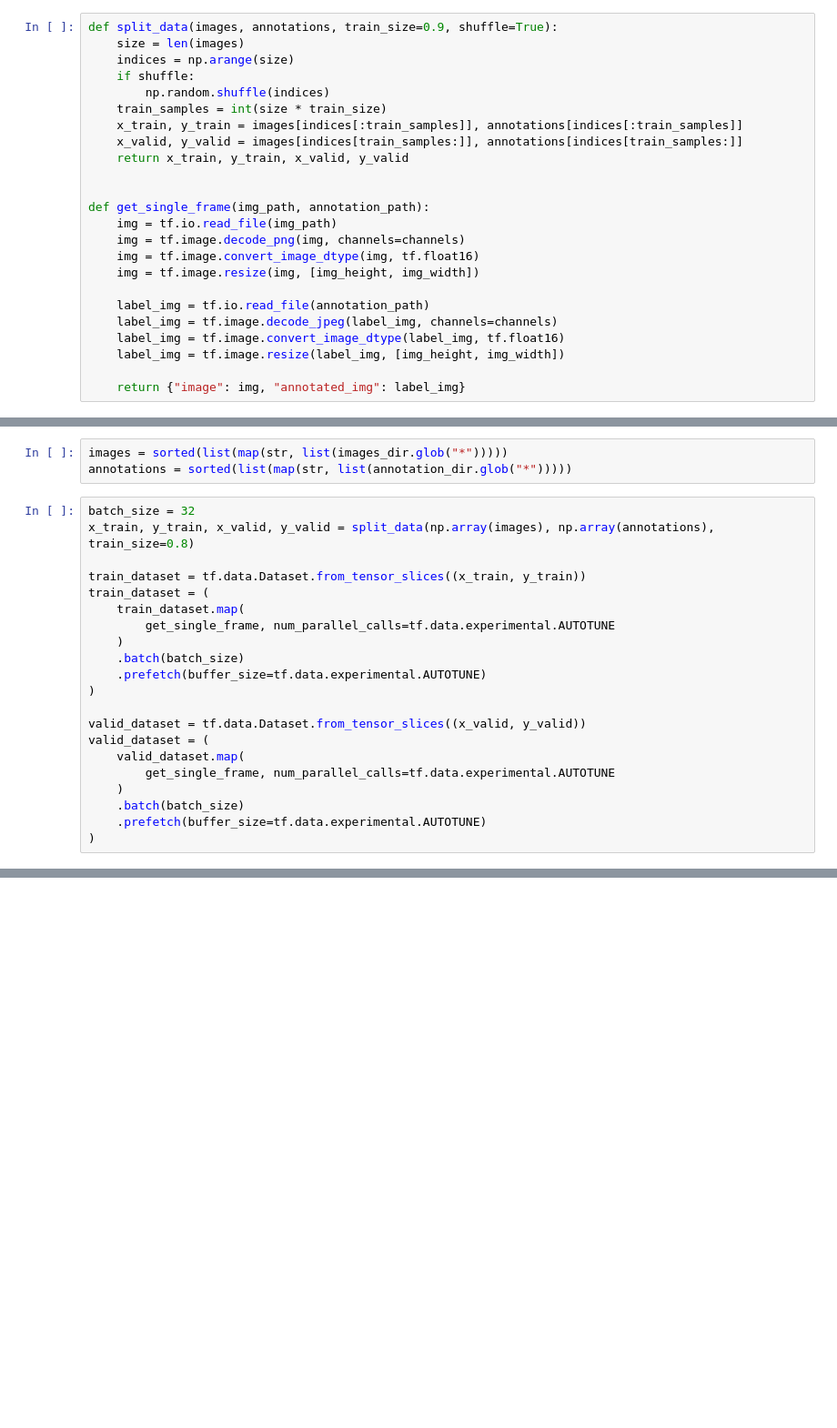
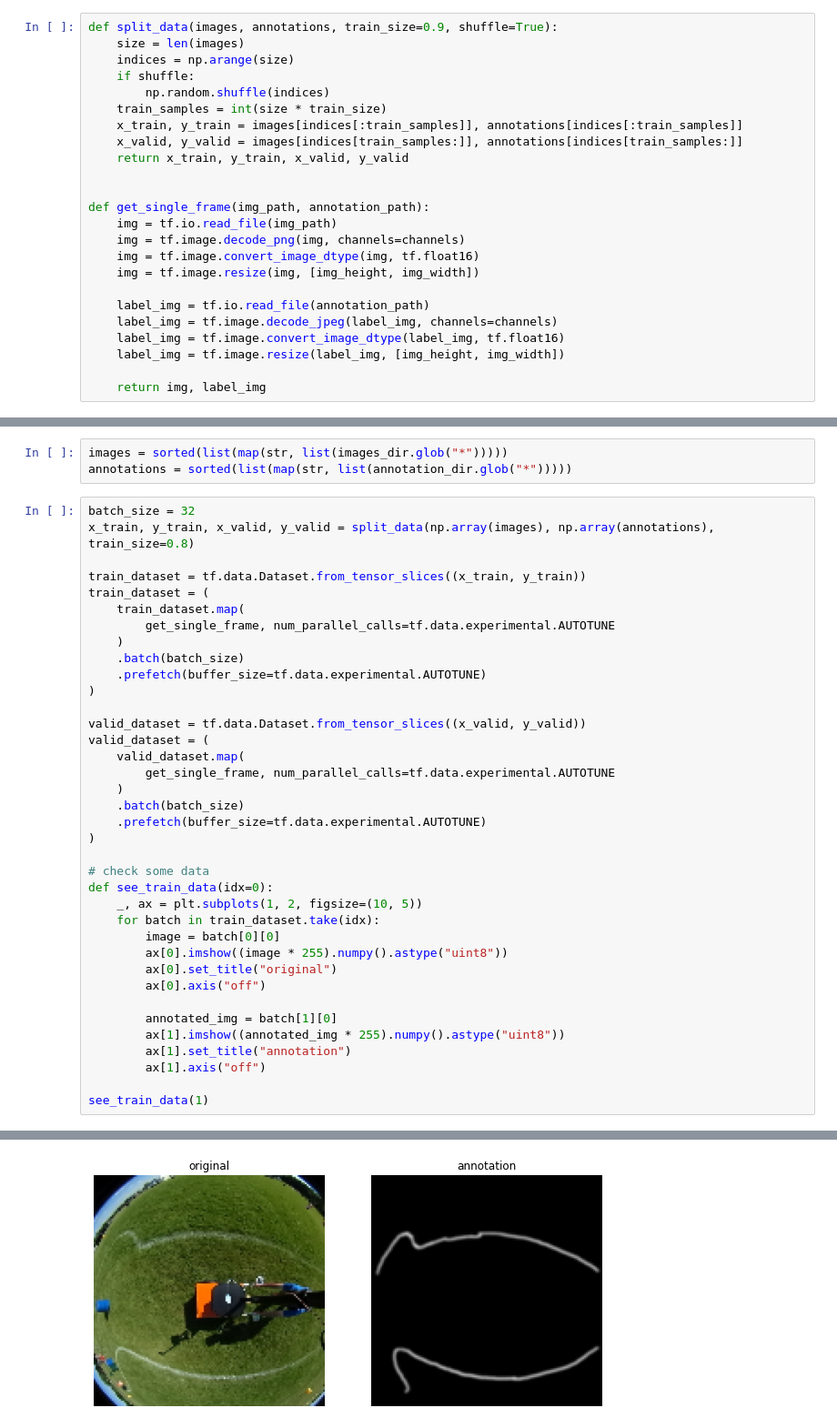
Before and after one commit to RyotaFuwa/line_detection_with_omni_camera, a Jupyter notebook: main.ipynb, the cells around one changed output, grey strips where cells are left out. Shown at 91% size. Saved outputs shown, nothing was run; the diff lists cells and outputs as text; blank space fills up the shorter version.

```diff
--- a/main.ipynb
+++ b/main.ipynb
@@ -35,7 +35,7 @@ def get_single_frame(img_path, annotation_path):
     label_img = tf.image.convert_image_dtype(label_img, tf.float16)
     label_img = tf.image.resize(label_img, [img_height, img_width])
 
-    return {"image": img, "annotated_img": label_img}
+    return img, label_img
 # %%
 # data preparation
 DATA_DIR = "./data"
@@ -65,3 +65,20 @@ valid_dataset = (
     .batch(batch_size)
     .prefetch(buffer_size=tf.data.experimental.AUTOTUNE)
 )
+
+# check some data
+def see_train_data(idx=0):
+    _, ax = plt.subplots(1, 2, figsize=(10, 5))
+    for batch in train_dataset.take(idx):
+        image = batch[0][0]
+        ax[0].imshow((image * 255).numpy().astype("uint8"))
+        ax[0].set_title("original")
+        ax[0].axis("off")
+
+        annotated_img = batch[1][0]
+        ax[1].imshow((annotated_img * 255).numpy().astype("uint8"))
+        ax[1].set_title("annotation")
+        ax[1].axis("off")
+
+see_train_data(1)
+# %% [output]
@@ -67,0 +86 @@ valid_dataset = (
+[figure, added]
```
Also changed, not shown: parts of 8 cells of this notebook.
